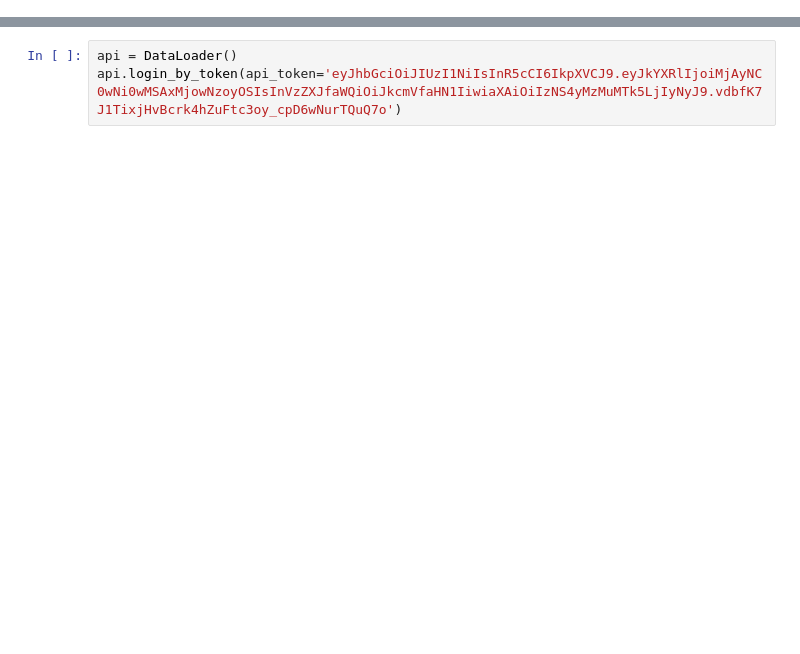
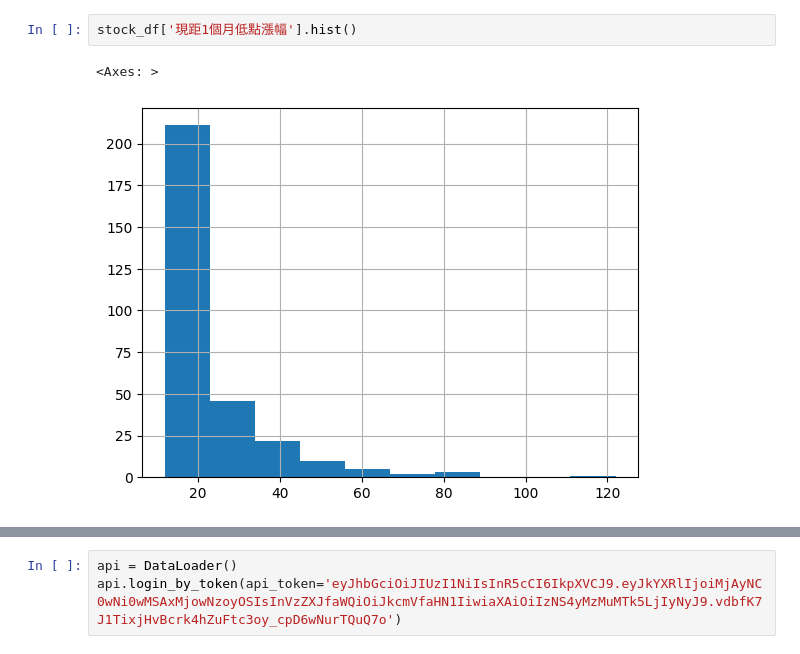
Before and after one commit to dreyhsu/TWSectorScreener, a Jupyter notebook: single_stock_analysis.ipynb, the cells around one changed output, grey strips where cells are left out. Cells and saved outputs as stored; diff of their text form; blank space fills up the shorter version.

```diff
--- a/個股分析.ipynb
+++ b/single_stock_analysis.ipynb
@@ -20,0 +49,5 @@ stock_df.head()
+# %%
+stock_df['現距1個月低點漲幅'].hist()
+# %% [output]
+<Axes: >
+[figure, added]
```
Also changed, not shown: parts of 11 cells of this notebook, 3 other files.
